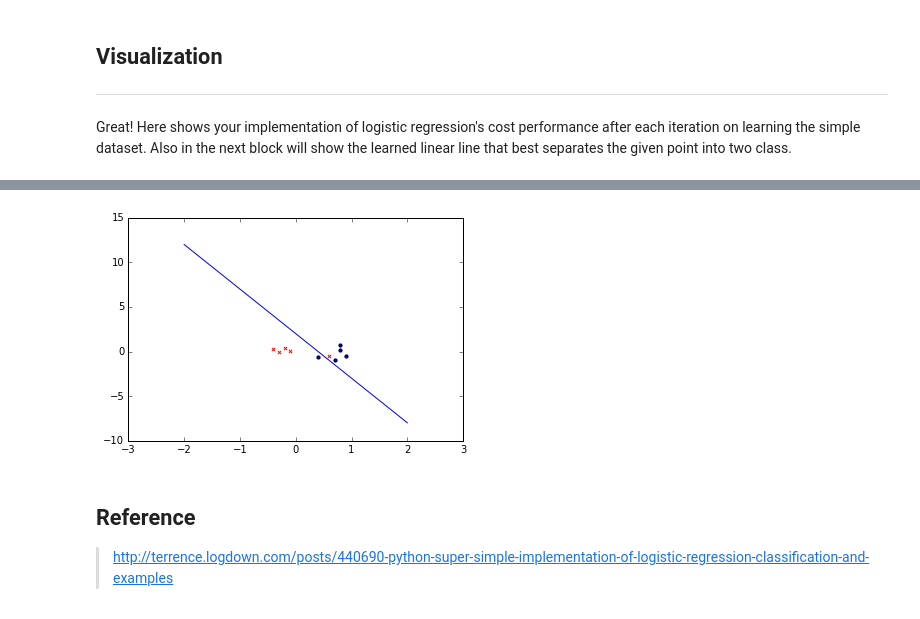
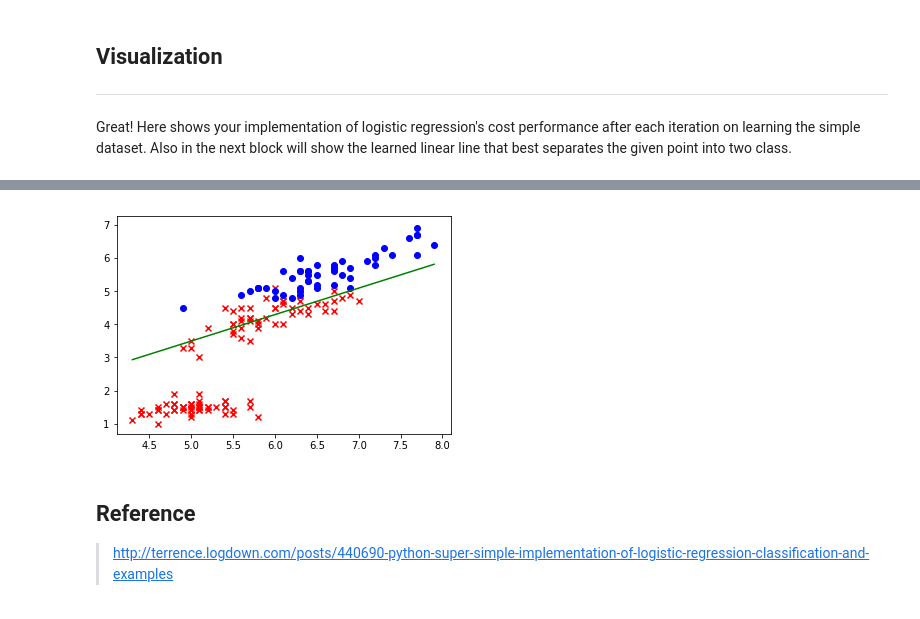
Before and after one commit to IKMLab/Logistic-Regression-Tutorial, a Jupyter notebook: logistic_regression_tutorial.ipynb, the cells around one changed output, grey strips where cells are left out. Saved outputs shown, nothing was run; the diff lists cells and outputs as text; code cells hidden in the pictures.

```diff
--- a/logistic_regression_tutorial.ipynb
+++ b/logistic_regression_tutorial.ipynb
@@ -80,18 +127,19 @@ Okay, practice time again! **Based on the above equation that updates weights vi
 def logistic(dataset):
     w = np.zeros(len(dataset[0][0]))
 
-    limit = 100 #更新十次後停下
+    limit = 1000 #更新十次後停下
 
-    eta = 1 #更新幅度
+    eta = 0.03 #更新幅度
 
     costs = [] #紀錄每次更新權重後新的cost是多少
 
     for i in range(limit):
         current_cost = cost(dataset, w)
-        print "epoch= "+str(i)+": current_cost=",current_cost
+        if i%100==0:
+            print "epoch= "+str(i)+": current_cost=",current_cost
         costs.append(current_cost)
         w = w - eta * gradient(dataset, w)
-        eta *= 0.95 #更新幅度，逐步遞減
+        eta *= 0.99 #更新幅度，逐步遞減
 
     return w,(limit,costs)
 
@@ -132,25 +173,29 @@ plt.show()
 # %%
 # show result
 
 ps = [v[0] for v in dataset]
 label = [v[1] for v in dataset]
 fig = plt.figure()
 ax1 = fig.add_subplot(111)
 
 # plot via label
+tpx=[]
 for idx,Label in enumerate(label):
+    px=ps[idx][0]
+    py=ps[idx][1]
+    tpx.append(px)
     if Label==1:
-        ax1.scatter(ps[idx][0],ps[idx][1], s=10, c='b', marker="o", label='O')
+        ax1.scatter(px, py, c='b', marker="o", label='O')
     else:
-        ax1.scatter(ps[idx][0],ps[idx][1], s=10, c='r', marker="x", label='X')
+        ax1.scatter(px, py, c='r', marker="x", label='X')
 
-l = np.linspace(-2,2)
-a,b = w[0]/w[1], w[0]
-ax1.plot(l, a*l + b, 'b-')
+l = np.linspace(min(tpx),max(tpx))
+a,b = -w[0]/w[1], w[0]
+ax1.plot(l, a*l + b, 'g-')
 #plt.legend(loc='upper left');
 plt.show()
 # %% [output]
-[figure, old version]
+[figure, new version]
 # %% [markdown]
 ## Reference
 
```
Also changed, not shown: parts of 10 cells of this notebook.
